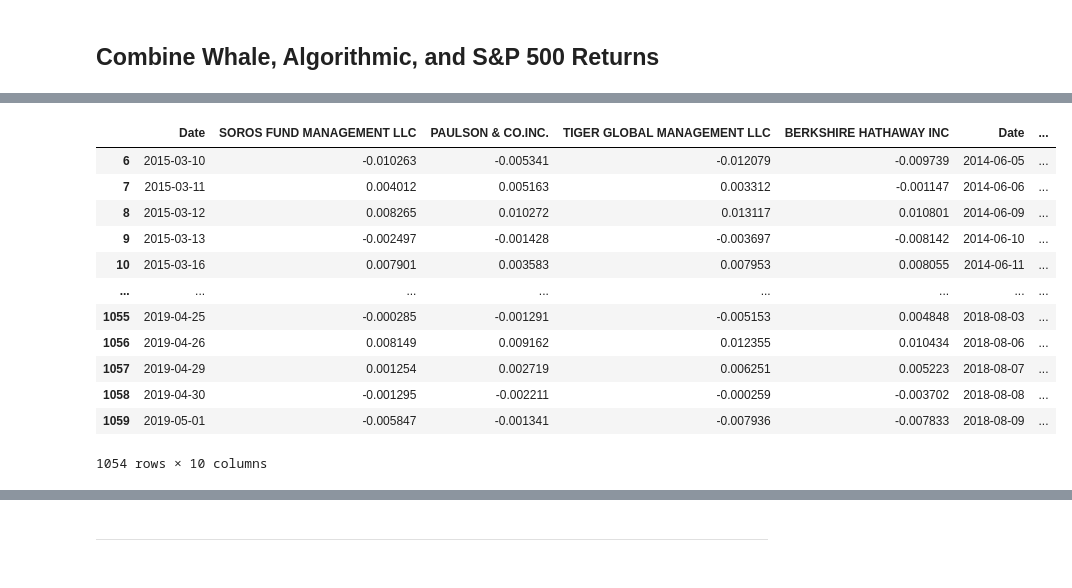
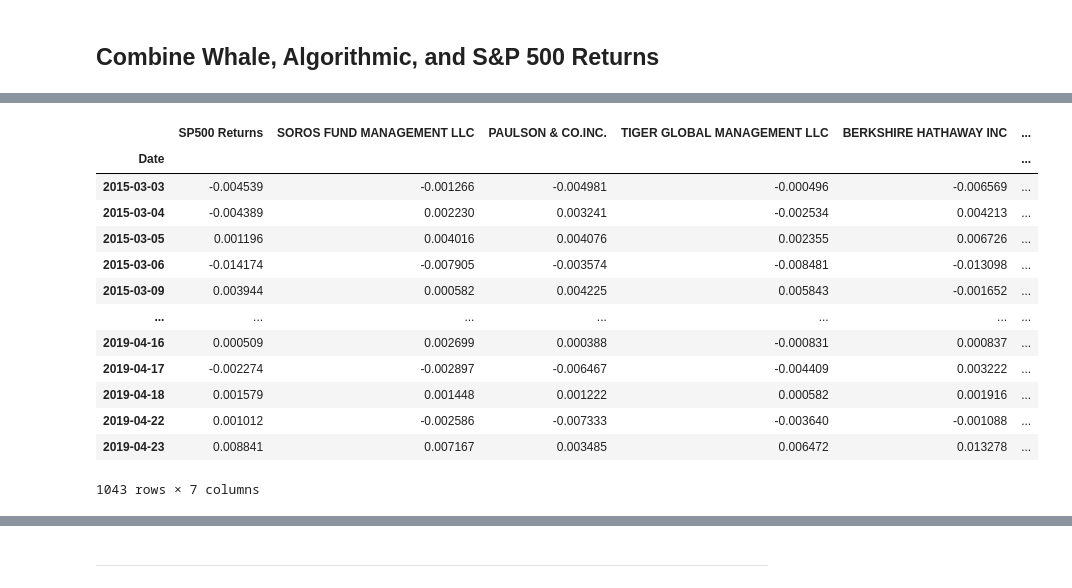
Before and after one commit to Alacrity01/pandas-homework, a Jupyter notebook: whale_analysis.ipynb, the cells around one changed output, grey strips where cells are left out. Drawn from its saved outputs; the diff is of its cells as text; code cells hidden in the pictures.

```diff
--- a/whale_analysis.ipynb
+++ b/whale_analysis.ipynb
@@ -377,35 +398,45 @@ backup = returns_df #for testing purposes
+# %%
+whale_returns.set_index('Date',inplace=True)
+# %%
+algo_returns.set_index('Date',inplace=True)
+# %%
+daily_returns.set_index('Date',inplace=True)
+# %%
+sp500 = daily_returns.copy()
 # %%
 # Join Whale Returns, Algorithmic Returns, and the S&P 500 Returns into a single DataFrame with columns for each portfolio's returns.
-dfs = [whale_returns, algo_returns, sp500_returns]
-combined_returns = pd.concat(dfs, axis="columns",join="inner")
-combined_returns.dropna()
-# combined_returns.isna().sum()
+dfs = [sp500, whale_returns, algo_returns]
+combined_returns = pd.concat(dfs, axis=1,join="inner")
+# combined_returns = pd.concat(dfs, axis=1,join="outer")
+
+
 combined_returns
 
 
 # returns_df.merge(whale_returns)#whale_returns, left_on='Date', right_on='daily returns')
 
 
 
 # returns_df
 # combined_returns = whale_returns.join(returns_df, how='left', on="Date", sort=True)
 # combined_df
 
 # DataFrame.join(other, on=None, how='left', lsuffix='', rsuffix='', sort=False)
 # returns_df.insert(loc=0,
 #           column='Date',
 #           value=sp500['Date'])
 # %% [output]
-|  | Date | SOROS FUND MANAGEMENT LLC | PAULSON & CO.INC. | TIGER GLOBAL MANAGEMENT LLC | BERKSHIRE HATHAWAY INC | Date | ... |
-| 6 | 2015-03-10 | -0.010263 | -0.005341 | -0.012079 | -0.009739 | 2014-06-05 | ... |
-| 7 | 2015-03-11 | 0.004012 | 0.005163 | 0.003312 | -0.001147 | 2014-06-06 | ... |
-| 8 | 2015-03-12 | 0.008265 | 0.010272 | 0.013117 | 0.010801 | 2014-06-09 | ... |
-| 9 | 2015-03-13 | -0.002497 | -0.001428 | -0.003697 | -0.008142 | 2014-06-10 | ... |
-| 10 | 2015-03-16 | 0.007901 | 0.003583 | 0.007953 | 0.008055 | 2014-06-11 | ... |
-| ... | ... | ... | ... | ... | ... | ... | ... |
-| 1055 | 2019-04-25 | -0.000285 | -0.001291 | -0.005153 | 0.004848 | 2018-08-03 | ... |
-| 1056 | 2019-04-26 | 0.008149 | 0.009162 | 0.012355 | 0.010434 | 2018-08-06 | ... |
-| 1057 | 2019-04-29 | 0.001254 | 0.002719 | 0.006251 | 0.005223 | 2018-08-07 | ... |
-| 1058 | 2019-04-30 | -0.001295 | -0.002211 | -0.000259 | -0.003702 | 2018-08-08 | ... |
-| 1059 | 2019-05-01 | -0.005847 | -0.001341 | -0.007936 | -0.007833 | 2018-08-09 | ... |
+|  | SP500 Returns | SOROS FUND MANAGEMENT LLC | PAULSON & CO.INC. | TIGER GLOBAL MANAGEMENT LLC | BERKSHIRE HATHAWAY INC | ... |
+| Date |  |  |  |  |  | ... |
+| 2015-03-03 | -0.004539 | -0.001266 | -0.004981 | -0.000496 | -0.006569 | ... |
+| 2015-03-04 | -0.004389 | 0.002230 | 0.003241 | -0.002534 | 0.004213 | ... |
+| 2015-03-05 | 0.001196 | 0.004016 | 0.004076 | 0.002355 | 0.006726 | ... |
+| 2015-03-06 | -0.014174 | -0.007905 | -0.003574 | -0.008481 | -0.013098 | ... |
+| 2015-03-09 | 0.003944 | 0.000582 | 0.004225 | 0.005843 | -0.001652 | ... |
+| ... | ... | ... | ... | ... | ... | ... |
+| 2019-04-16 | 0.000509 | 0.002699 | 0.000388 | -0.000831 | 0.000837 | ... |
+| 2019-04-17 | -0.002274 | -0.002897 | -0.006467 | -0.004409 | 0.003222 | ... |
+| 2019-04-18 | 0.001579 | 0.001448 | 0.001222 | 0.000582 | 0.001916 | ... |
+| 2019-04-22 | 0.001012 | -0.002586 | -0.007333 | -0.003640 | -0.001088 | ... |
+| 2019-04-23 | 0.008841 | 0.007167 | 0.003485 | 0.006472 | 0.013278 | ... |
-1054 rows × 10 columns
+1043 rows × 7 columns
```
Also changed, not shown: parts of 19 cells of this notebook.
